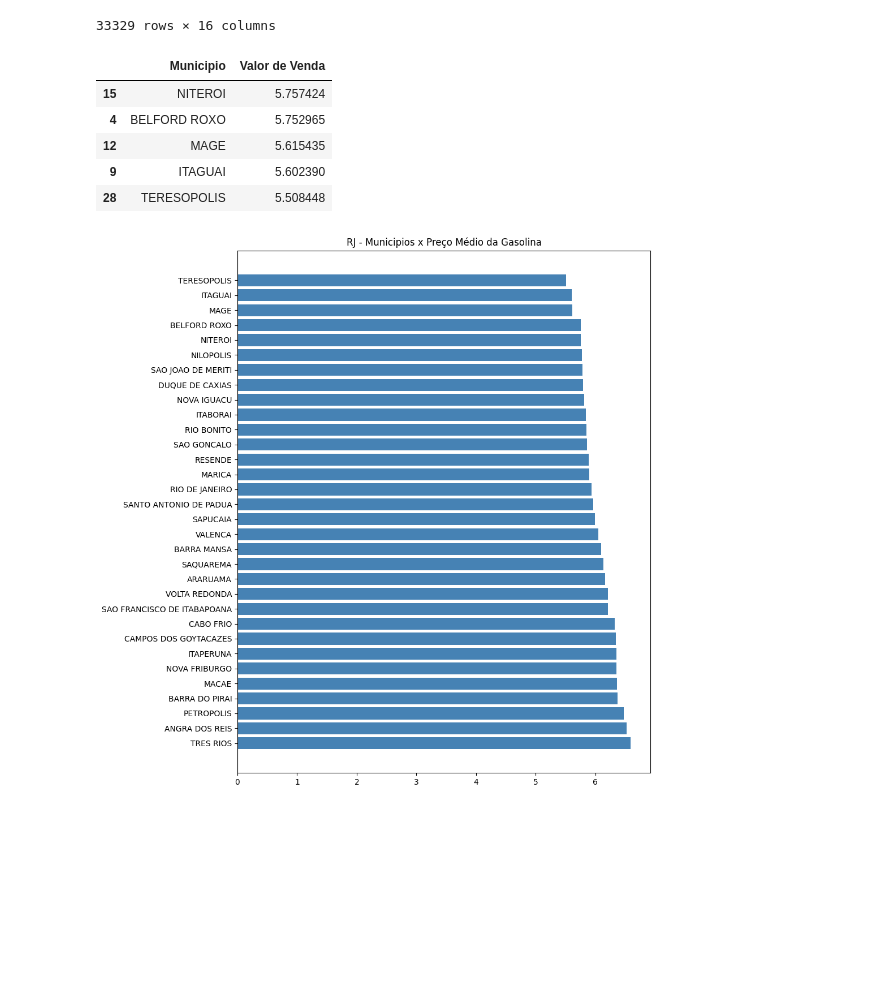
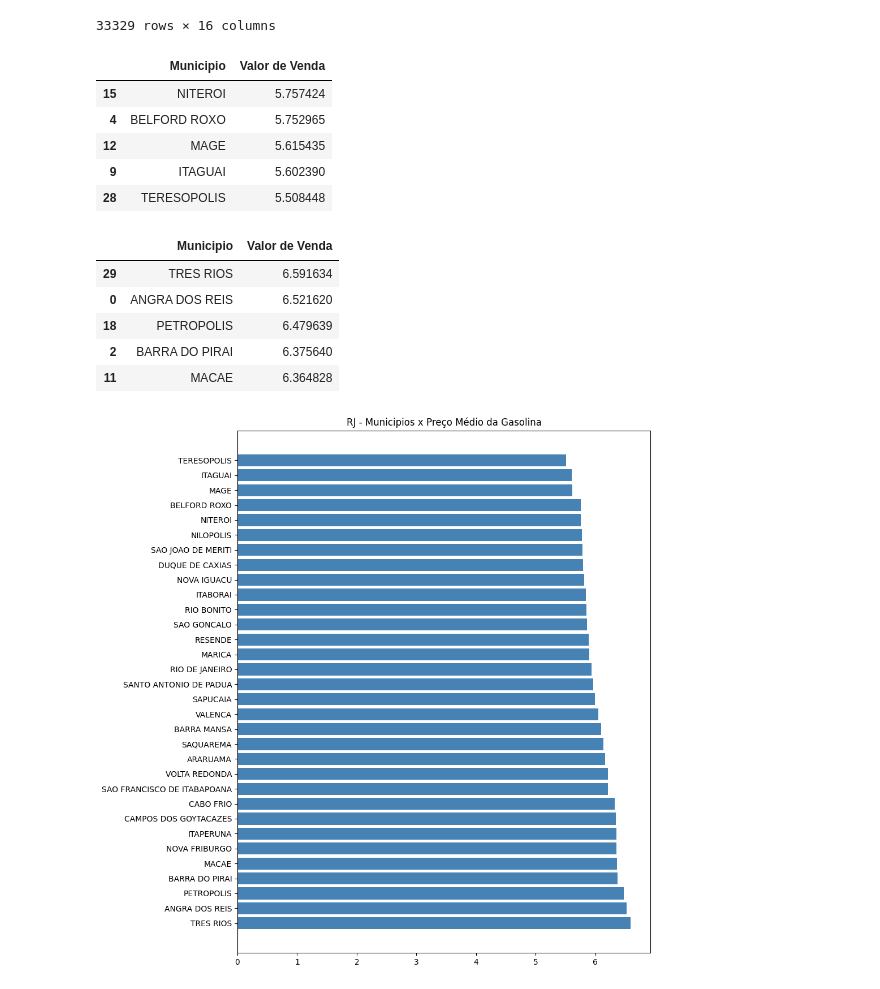
Before and after one commit to reboucasicaro-del/SENAC_DADOS_CASSIO, a Jupyter notebook: arq_04_mini_projeto.ipynb, the cells around one changed output. Saved outputs shown, nothing was run; the diff lists cells and outputs as text; code cells hidden in the pictures; blank space fills up the shorter version.

```diff
--- a/arq_04_mini_projeto.ipynb
+++ b/arq_04_mini_projeto.ipynb
@@ -76,16 +72,23 @@ df_rj
 # %%
 df_media_municipio_rj = df_rj.groupby('Municipio')['Valor de Venda'].mean().reset_index()
 
 df_media_municipio_rj.sort_values(by='Valor de Venda', ascending=False, inplace=True)
 
 display(df_media_municipio_rj.tail(5))
+display(df_media_municipio_rj.head(5))
 # %% [output]
 |  | Municipio | Valor de Venda |
 | 15 | NITEROI | 5.757424 |
 | 4 | BELFORD ROXO | 5.752965 |
 | 12 | MAGE | 5.615435 |
 | 9 | ITAGUAI | 5.602390 |
 | 28 | TERESOPOLIS | 5.508448 |
+|  | Municipio | Valor de Venda |
+| 29 | TRES RIOS | 6.591634 |
+| 0 | ANGRA DOS REIS | 6.521620 |
+| 18 | PETROPOLIS | 6.479639 |
+| 2 | BARRA DO PIRAI | 6.375640 |
+| 11 | MACAE | 6.364828 |
 # %%
 plt.figure(figsize=(10, 10))
 plt.barh(df_media_municipio_rj['Municipio'], df_media_municipio_rj['Valor de Venda'], color='steelblue') #cor hexadecimal buscar códigos na internet
```
Also changed, not shown: parts of 8 cells of this notebook.
